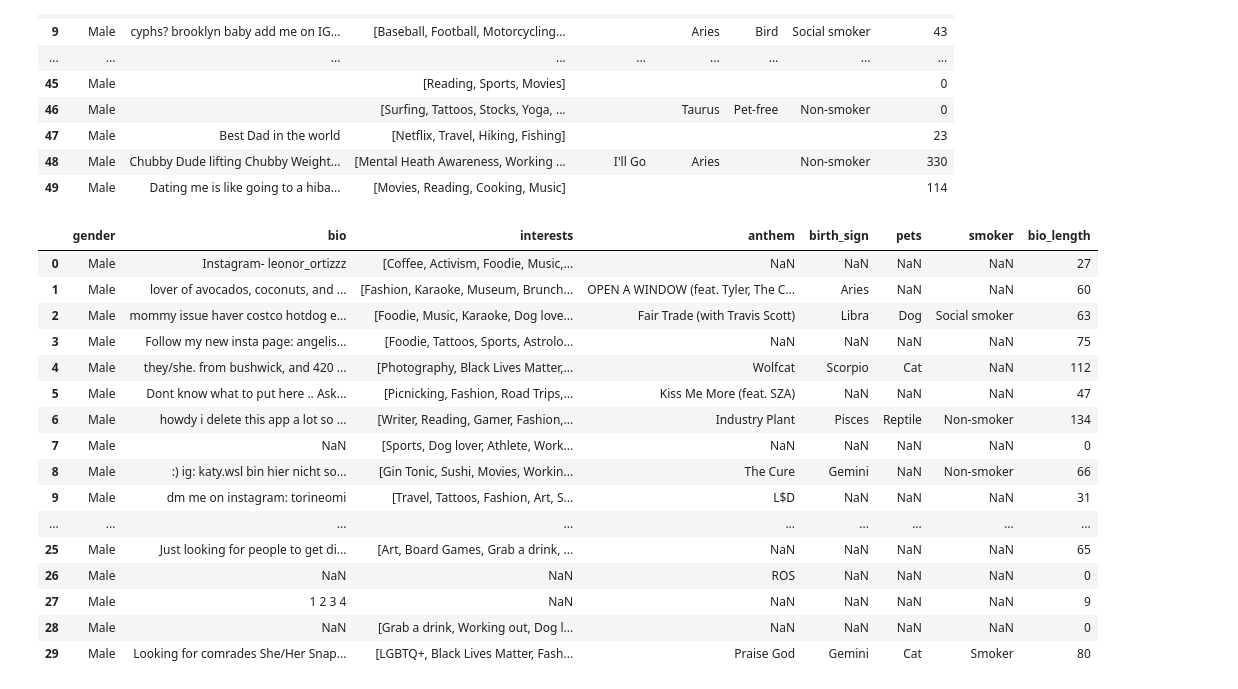
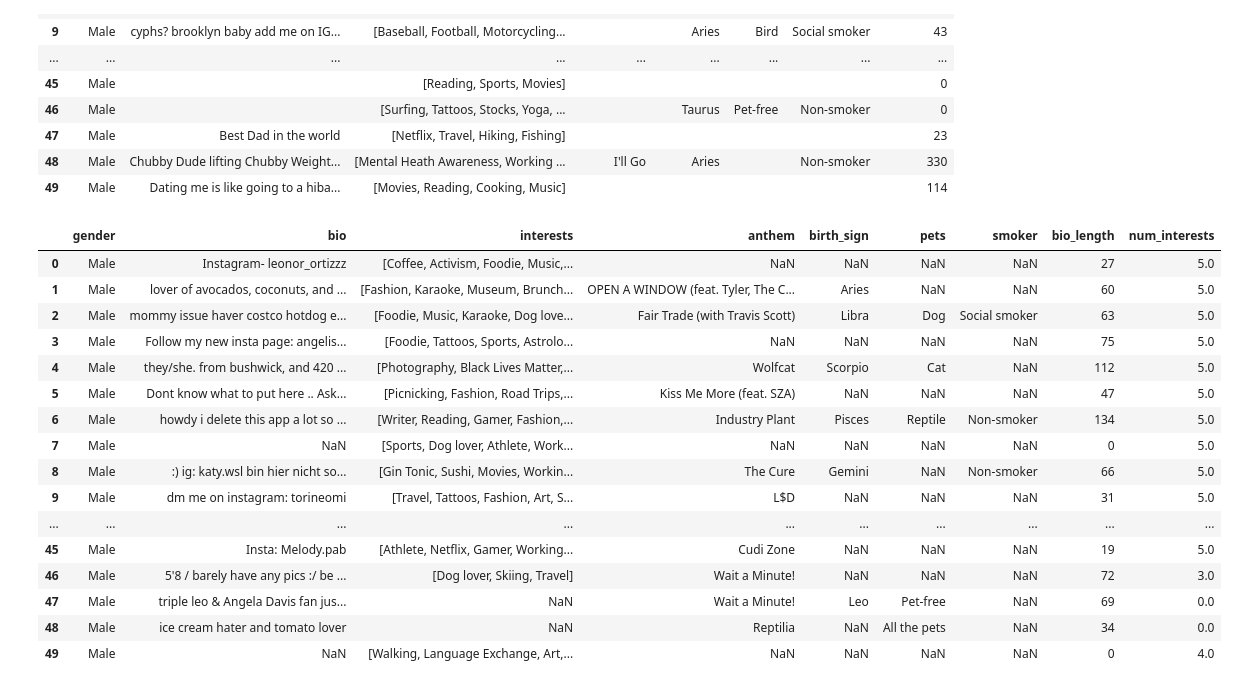
Before and after one commit to ccvale/tinder-profile-analysis, a Jupyter notebook: tinderquery.ipynb, the cells around one changed output. Saved outputs shown, nothing was run; the diff lists cells and outputs as text; code cells hidden in the pictures.

```diff
--- a/tinderquery.ipynb
+++ b/tinderquery.ipynb
@@ -81,27 +81,31 @@ See the caveats in the documentation: https://pandas.pydata.org/pandas-docs/stab
 # %%
 # joining male and female datasets
 profiles = females.append(males)
 profiles = profiles.replace('',np.nan)
 
 # https://stackoverflow.com/questions/40818924/replace-empty-list-with-nan-in-pandas-dataframe
 profiles.interests = profiles.interests.apply(lambda x: np.nan if len(x) == 0 else x)
 
-profiles.head(30)
+profiles['num_interests'] = profiles['interests'].str.len()
+profiles['num_interests'] = profiles['num_interests'].replace(np.nan, 0)
+profiles['num_interests'] = profiles['num_interests'].astype('int')
+
+profiles.head(50)
 # %% [output]
-|  | gender | bio | interests | anthem | birth_sign | pets | smoker | bio_length |
-| 0 | Male | Instagram- leonor_ortizzz | [Coffee, Activism, Foodie, Music,... | NaN | NaN | NaN | NaN | 27 |
-| 1 | Male | lover of avocados, coconuts, and ... | [Fashion, Karaoke, Museum, Brunch... | OPEN A WINDOW (feat. Tyler, The C... | Aries | NaN | NaN | 60 |
-| 2 | Male | mommy issue haver costco hotdog e... | [Foodie, Music, Karaoke, Dog love... | Fair Trade (with Travis Scott) | Libra | Dog | Social smoker | 63 |
-| 3 | Male | Follow my new insta page: angelis... | [Foodie, Tattoos, Sports, Astrolo... | NaN | NaN | NaN | NaN | 75 |
-| 4 | Male | they/she. from bushwick, and 420 ... | [Photography, Black Lives Matter,... | Wolfcat | Scorpio | Cat | NaN | 112 |
-| 5 | Male | Dont know what to put here .. Ask... | [Picnicking, Fashion, Road Trips,... | Kiss Me More (feat. SZA) | NaN | NaN | NaN | 47 |
-| 6 | Male | howdy i delete this app a lot so ... | [Writer, Reading, Gamer, Fashion,... | Industry Plant | Pisces | Reptile | Non-smoker | 134 |
-| 7 | Male | NaN | [Sports, Dog lover, Athlete, Work... | NaN | NaN | NaN | NaN | 0 |
-| 8 | Male | :) ig: katy.wsl bin hier nicht so... | [Gin Tonic, Sushi, Movies, Workin... | The Cure | Gemini | NaN | Non-smoker | 66 |
-| 9 | Male | dm me on instagram: torineomi | [Travel, Tattoos, Fashion, Art, S... | L$D | NaN | NaN | NaN | 31 |
-| ... | ... | ... | ... | ... | ... | ... | ... | ... |
-| 25 | Male | Just looking for people to get di... | [Art, Board Games, Grab a drink, ... | NaN | NaN | NaN | NaN | 65 |
-| 26 | Male | NaN | NaN | ROS | NaN | NaN | NaN | 0 |
-| 27 | Male | 1 2 3 4 | NaN | NaN | NaN | NaN | NaN | 9 |
-| 28 | Male | NaN | [Grab a drink, Working out, Dog l... | NaN | NaN | NaN | NaN | 0 |
-| 29 | Male | Looking for comrades She/Her Snap... | [LGBTQ+, Black Lives Matter, Fash... | Praise God | Gemini | Cat | Smoker | 80 |
+|  | gender | bio | interests | anthem | birth_sign | pets | smoker | bio_length | num_interests |
+| 0 | Male | Instagram- leonor_ortizzz | [Coffee, Activism, Foodie, Music,... | NaN | NaN | NaN | NaN | 27 | 5.0 |
+| 1 | Male | lover of avocados, coconuts, and ... | [Fashion, Karaoke, Museum, Brunch... | OPEN A WINDOW (feat. Tyler, The C... | Aries | NaN | NaN | 60 | 5.0 |
+| 2 | Male | mommy issue haver costco hotdog e... | [Foodie, Music, Karaoke, Dog love... | Fair Trade (with Travis Scott) | Libra | Dog | Social smoker | 63 | 5.0 |
+| 3 | Male | Follow my new insta page: angelis... | [Foodie, Tattoos, Sports, Astrolo... | NaN | NaN | NaN | NaN | 75 | 5.0 |
+| 4 | Male | they/she. from bushwick, and 420 ... | [Photography, Black Lives Matter,... | Wolfcat | Scorpio | Cat | NaN | 112 | 5.0 |
+| 5 | Male | Dont know what to put here .. Ask... | [Picnicking, Fashion, Road Trips,... | Kiss Me More (feat. SZA) | NaN | NaN | NaN | 47 | 5.0 |
+| 6 | Male | howdy i delete this app a lot so ... | [Writer, Reading, Gamer, Fashion,... | Industry Plant | Pisces | Reptile | Non-smoker | 134 | 5.0 |
+| 7 | Male | NaN | [Sports, Dog lover, Athlete, Work... | NaN | NaN | NaN | NaN | 0 | 5.0 |
+| 8 | Male | :) ig: katy.wsl bin hier nicht so... | [Gin Tonic, Sushi, Movies, Workin... | The Cure | Gemini | NaN | Non-smoker | 66 | 5.0 |
+| 9 | Male | dm me on instagram: torineomi | [Travel, Tattoos, Fashion, Art, S... | L$D | NaN | NaN | NaN | 31 | 5.0 |
+| ... | ... | ... | ... | ... | ... | ... | ... | ... | ... |
+| 45 | Male | Insta: Melody.pab | [Athlete, Netflix, Gamer, Working... | Cudi Zone | NaN | NaN | NaN | 19 | 5.0 |
+| 46 | Male | 5'8 / barely have any pics :/ be ... | [Dog lover, Skiing, Travel] | Wait a Minute! | NaN | NaN | NaN | 72 | 3.0 |
+| 47 | Male | triple leo & Angela Davis fan jus... | NaN | Wait a Minute! | Leo | Pet-free | NaN | 69 | 0.0 |
+| 48 | Male | ice cream hater and tomato lover | NaN | Reptilia | NaN | All the pets | NaN | 34 | 0.0 |
+| 49 | Male | NaN | [Walking, Language Exchange, Art,... | NaN | NaN | NaN | NaN | 0 | 4.0 |
```
